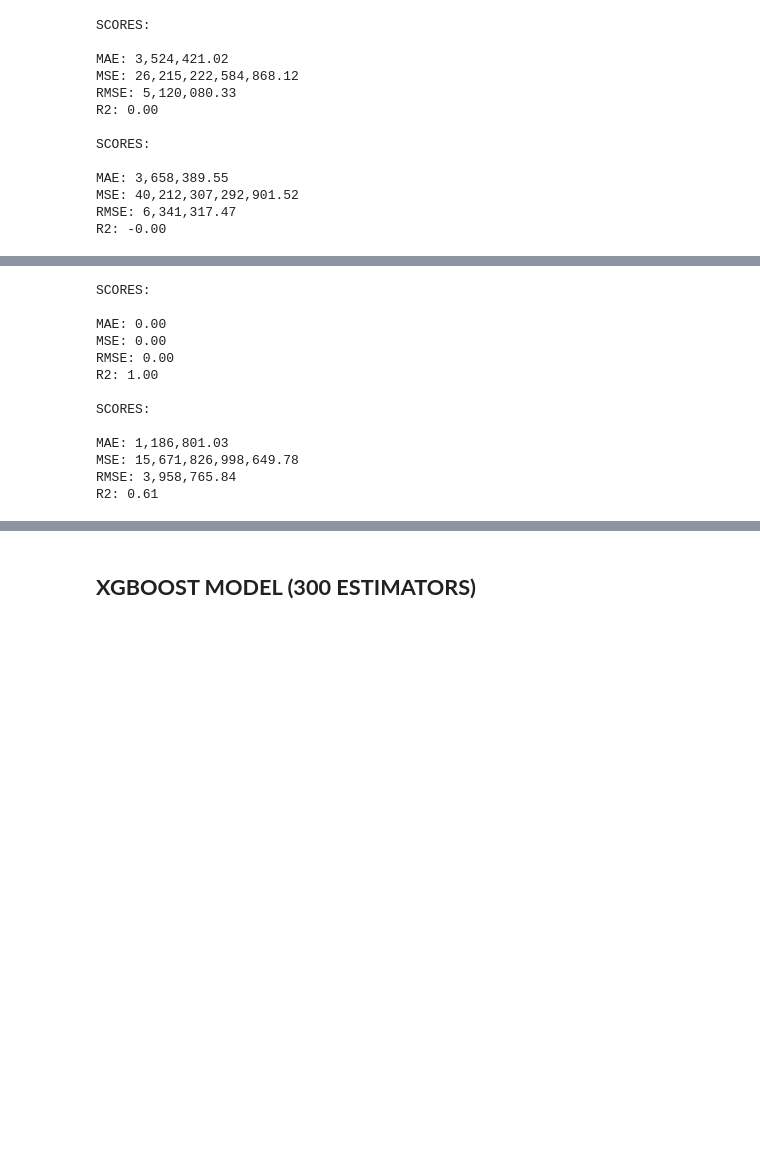
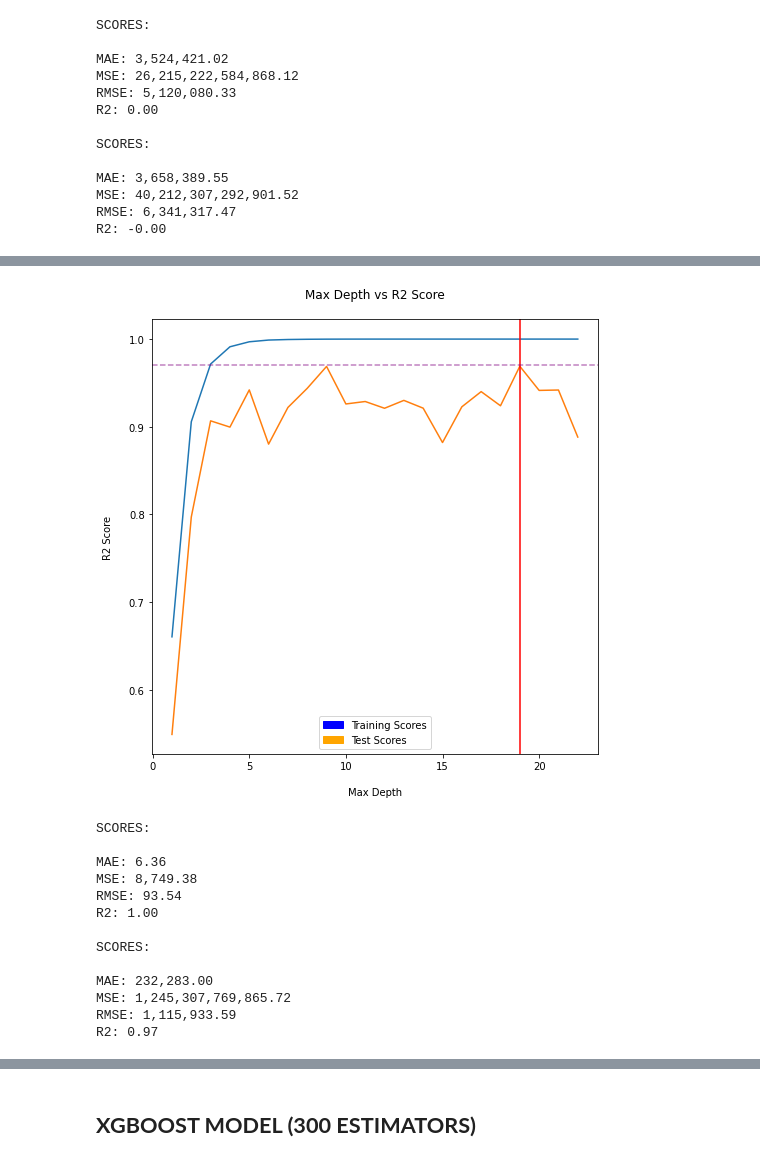
Before and after one commit to starkjones/NYC-Condominium-Rental-Income-Analysis, a Jupyter notebook: NYC_Condo_Comp_RI__Analysis.ipynb, the cells around one changed output, grey strips where cells are left out. Drawn from its saved outputs; the diff is of its cells as text; code cells hidden in the pictures; blank space fills up the shorter version.

```diff
--- a/NYC_Condo_Comp_RI__Analysis.ipynb
+++ b/NYC_Condo_Comp_RI__Analysis.ipynb
@@ -709,9 +714,7 @@ R2: -0.00
 # %%
-from sklearn.tree import DecisionTreeClassifier
-
 # Instantiate Decision Tree Model with default hyperparameters:
 
-DT = DecisionTreeClassifier()
+DT = DecisionTreeRegressor(random_state = 42)
 
 # Model fit:
 
@@ -761,22 +768,0 @@ DT.get_params()
-# %%
-# For loop to find the best parameters:
-
-md_range = list(range(2,100, 5))
-
-# List to score tuned test scores:
-
-r2 = []
-
-for depth in md_range:
-
-  # Instantiate model:
-  DTb = DecisionTreeClassifier(max_depth = depth, random_state = 42)
-
-  # Fit model:
-  DTb.fit(X_train, y_train)
-
-  # Score calculations:
-  test_score = DTb.score(X_test, y_test)
-
-  # Populate list:
-  r2.append(test_score)
@@ -792,10 +821,27 @@ plt.ylabel('R2 Score\n');
+# %%
+import matplotlib.patches as mpatches
+
+# Plot to visualize Test score and max depth results:
+fig, axes = plt.subplots(nrows=1, ncols =1, figsize=(8,8));
+
+plt.plot(depths, DTscores['Train'])
+plt.plot(depths, DTscores['Test'])
+plt.axvline(x=19, color = 'red');
+plt.axhline(y=.97, color = 'purple', alpha = .5, ls = 'dashed');
+plt.title('Max Depth vs R2 Score\n')
+plt.xlabel('\nMax Depth');
+plt.ylabel('R2 Score\n');
+
+test_color = mpatches.Patch(color='orange', label = 'Test Scores')
+train_color = mpatches.Patch(color='blue', label = 'Training Scores')
+
+plt.legend(loc ='lower center', handles = [train_color, test_color]);
+# %% [output]
+[figure, added]
 # %%
-from pandas.core.common import random_state
-from sklearn.tree import DecisionTreeClassifier
-
 # Instantiate Decision Tree Model with default hyperparameters:
 
-DT2 = DecisionTreeClassifier(max_depth = 100, random_state= 42)
+DT2 = DecisionTreeRegressor(max_depth = 19, random_state= 42)
 
 # Model fit:
 
@@ -814,14 +860,14 @@ DT2_test_score = model_metrics(y_test, DT2_testpred)
 # %% [output]
 SCORES:
 
-MAE: 0.00
-MSE: 0.00
-RMSE: 0.00
+MAE: 6.36
+MSE: 8,749.38
+RMSE: 93.54
 R2: 1.00
 
 SCORES:
 
-MAE: 1,186,801.03
-MSE: 15,671,826,998,649.78
-RMSE: 3,958,765.84
-R2: 0.61
+MAE: 232,283.00
+MSE: 1,245,307,769,865.72
+RMSE: 1,115,933.59
+R2: 0.97
```
Also changed, not shown: parts of 43 cells of this notebook.
